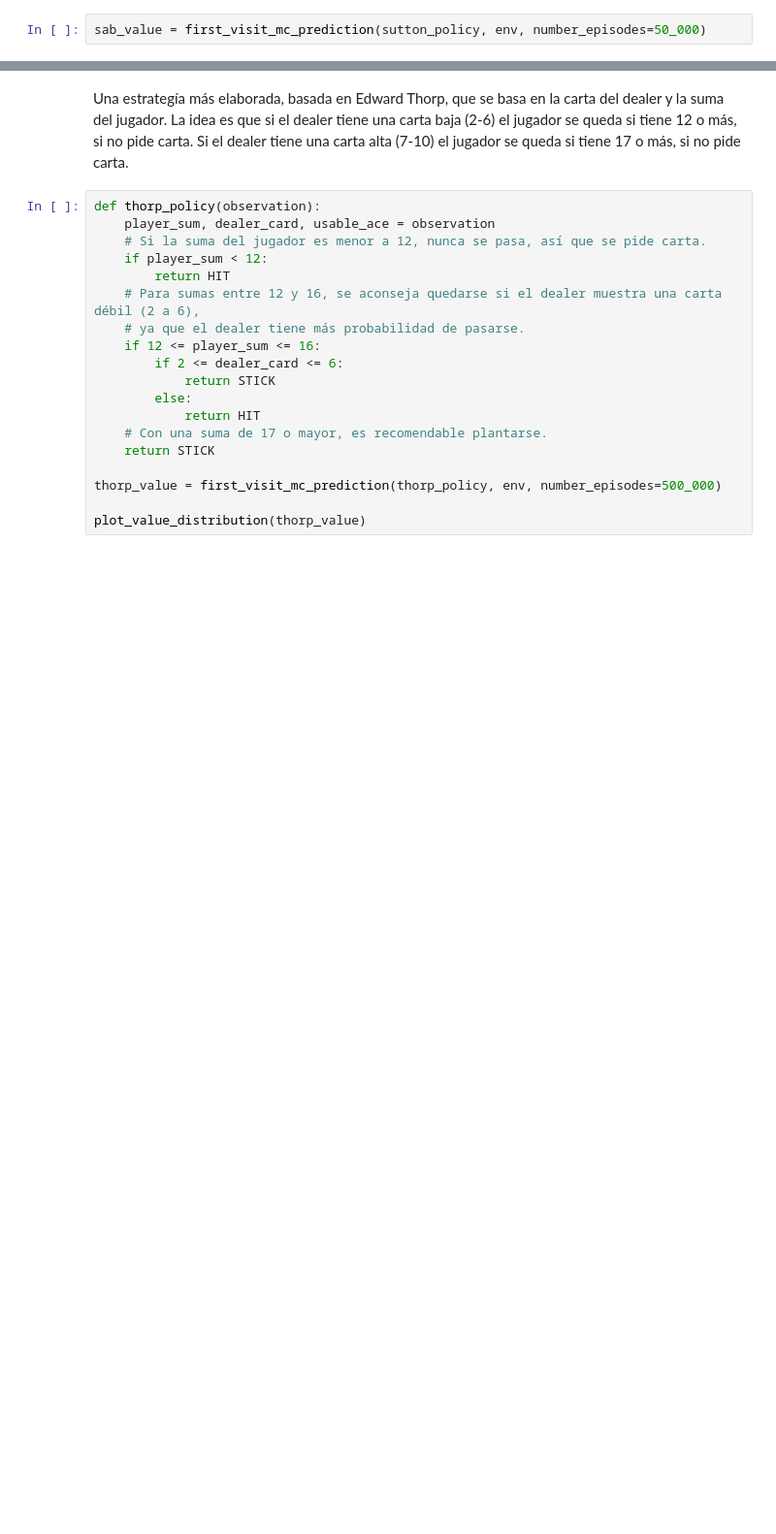
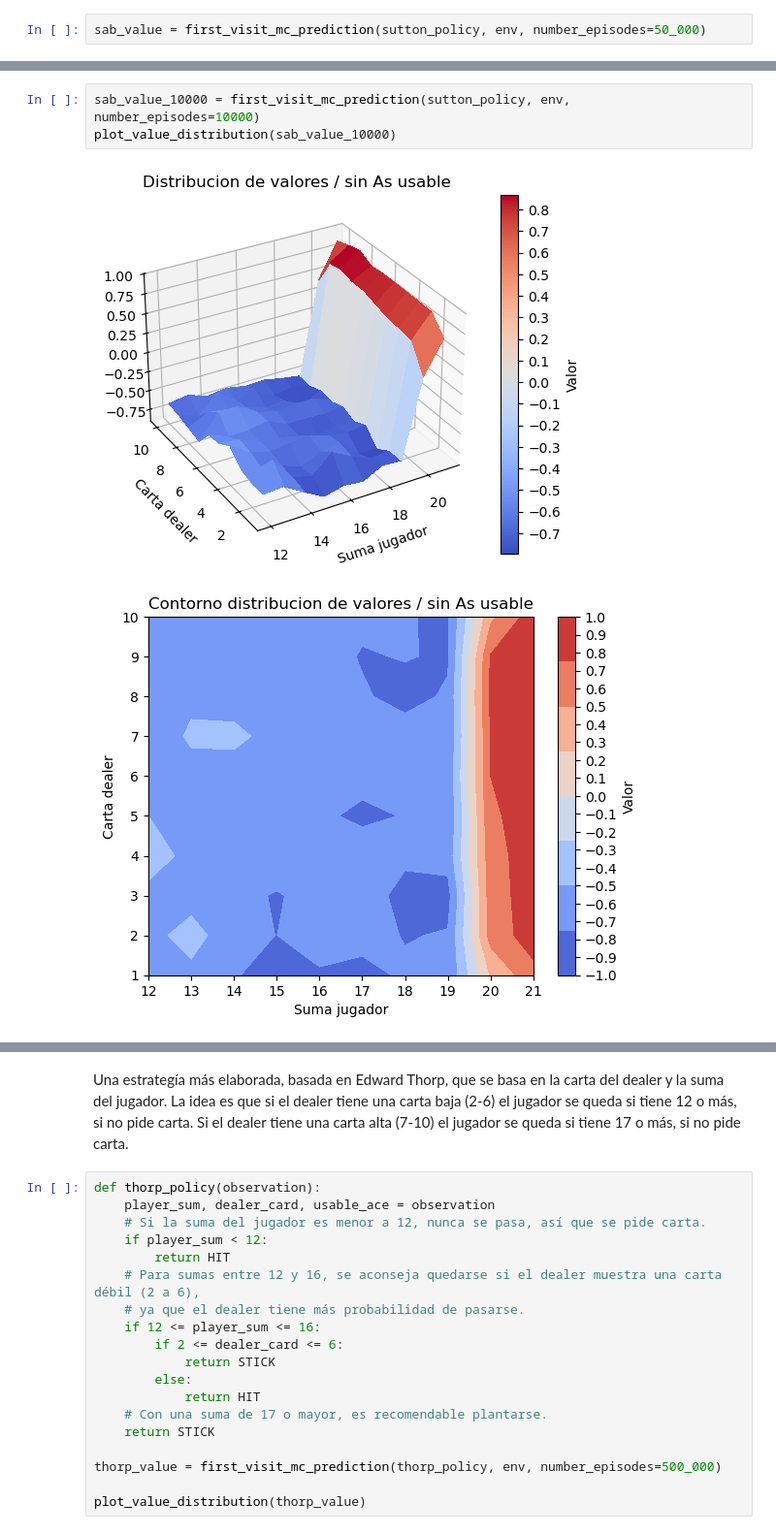
Before and after one commit to nataliacampiglia/taller-ai, a Jupyter notebook: Monte Carlo Methods-letra.ipynb, the cells around one changed output, grey strips where cells are left out. Shown at 97% size. Cells and saved outputs as stored; diff of their text form; blank space fills up the shorter version.

```diff
--- a/Monte Carlo Methods-letra.ipynb
+++ b/Monte Carlo Methods-letra.ipynb
@@ -183,0 +212,6 @@ plot_value_distribution(sab_value)
+# %%
+sab_value_10000 = first_visit_mc_prediction(sutton_policy, env, number_episodes=10000)
+plot_value_distribution(sab_value_10000)
+# %% [output]
+[figure, added]
+[figure, added]
```
Also changed, not shown: parts of 28 cells of this notebook, 1 other file.
